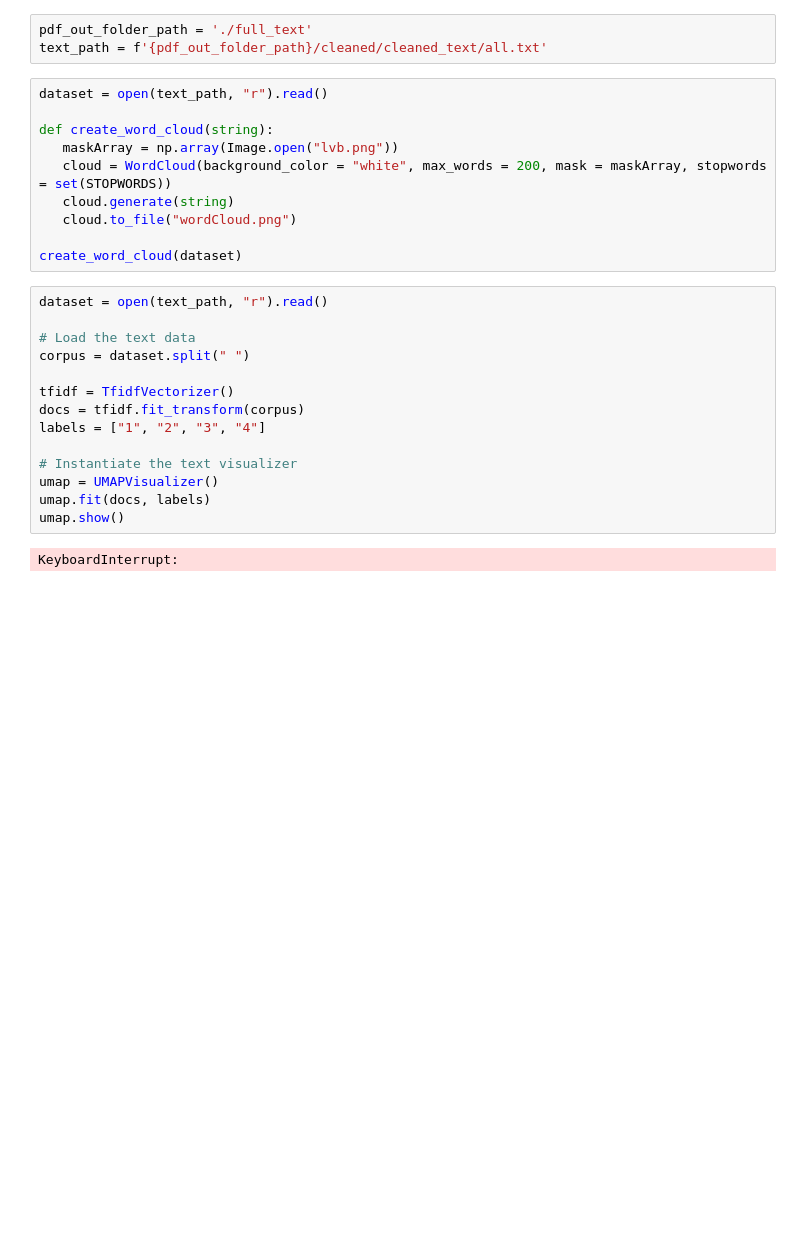
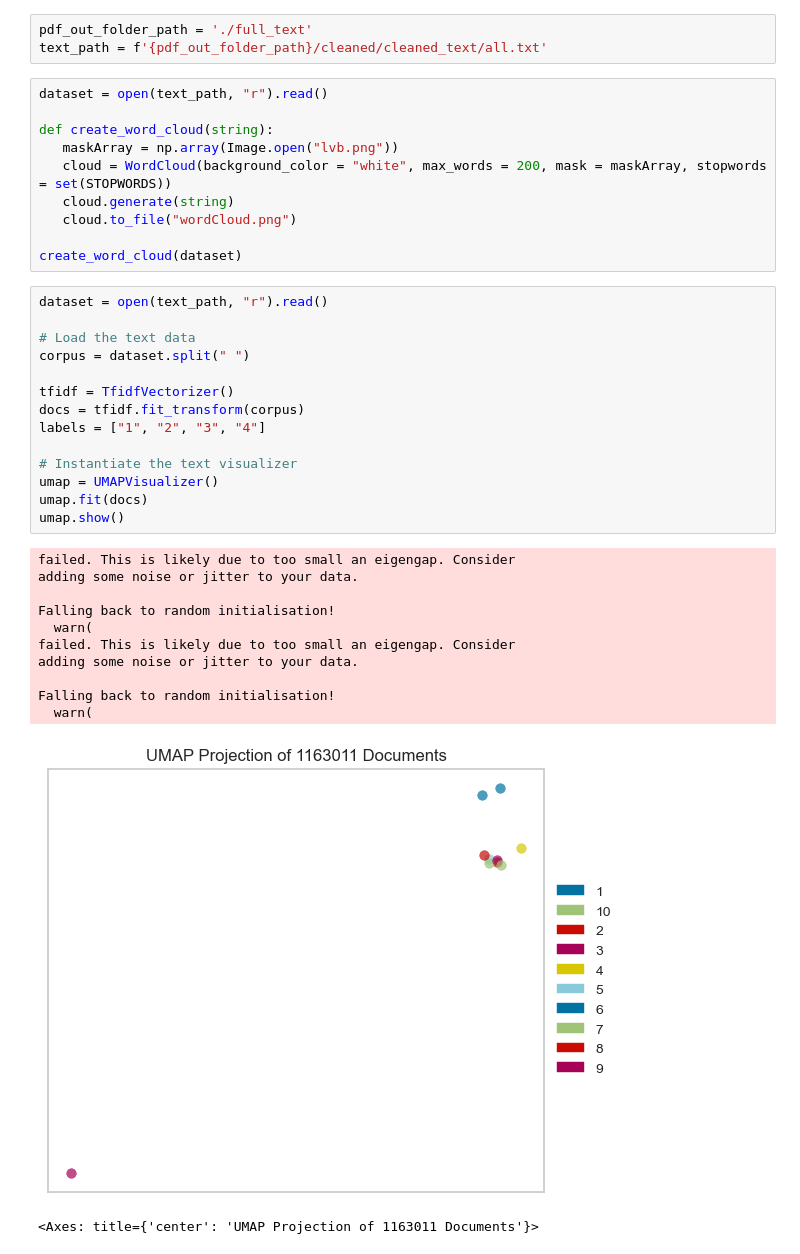
Before and after one commit to DedaCorpus/CorpsPhd, a Jupyter notebook: Analysis.ipynb, the cells around one changed output. Cells and saved outputs as stored; diff of their text form; blank space fills up the shorter version.

```diff
--- a/Analysis.ipynb
+++ b/Analysis.ipynb
@@ -23,16 +26,27 @@ create_word_cloud(dataset)
 # %%
 dataset = open(text_path, "r").read()
 
 # Load the text data
 corpus = dataset.split(" ")
 
 tfidf = TfidfVectorizer()
 docs = tfidf.fit_transform(corpus)
 labels = ["1", "2", "3", "4"]
 
 # Instantiate the text visualizer
 umap = UMAPVisualizer()
-umap.fit(docs, labels)
+umap.fit(docs)
 umap.show()
 # %% [output]
-KeyboardInterrupt:
+failed. This is likely due to too small an eigengap. Consider
+adding some noise or jitter to your data.
+
+Falling back to random initialisation!
+  warn(
+failed. This is likely due to too small an eigengap. Consider
+adding some noise or jitter to your data.
+
+Falling back to random initialisation!
+  warn(
+[figure, added]
+<Axes: title={'center': 'UMAP Projection of 1163011 Documents'}>
```
Also changed, not shown: parts of 2 cells of this notebook.
